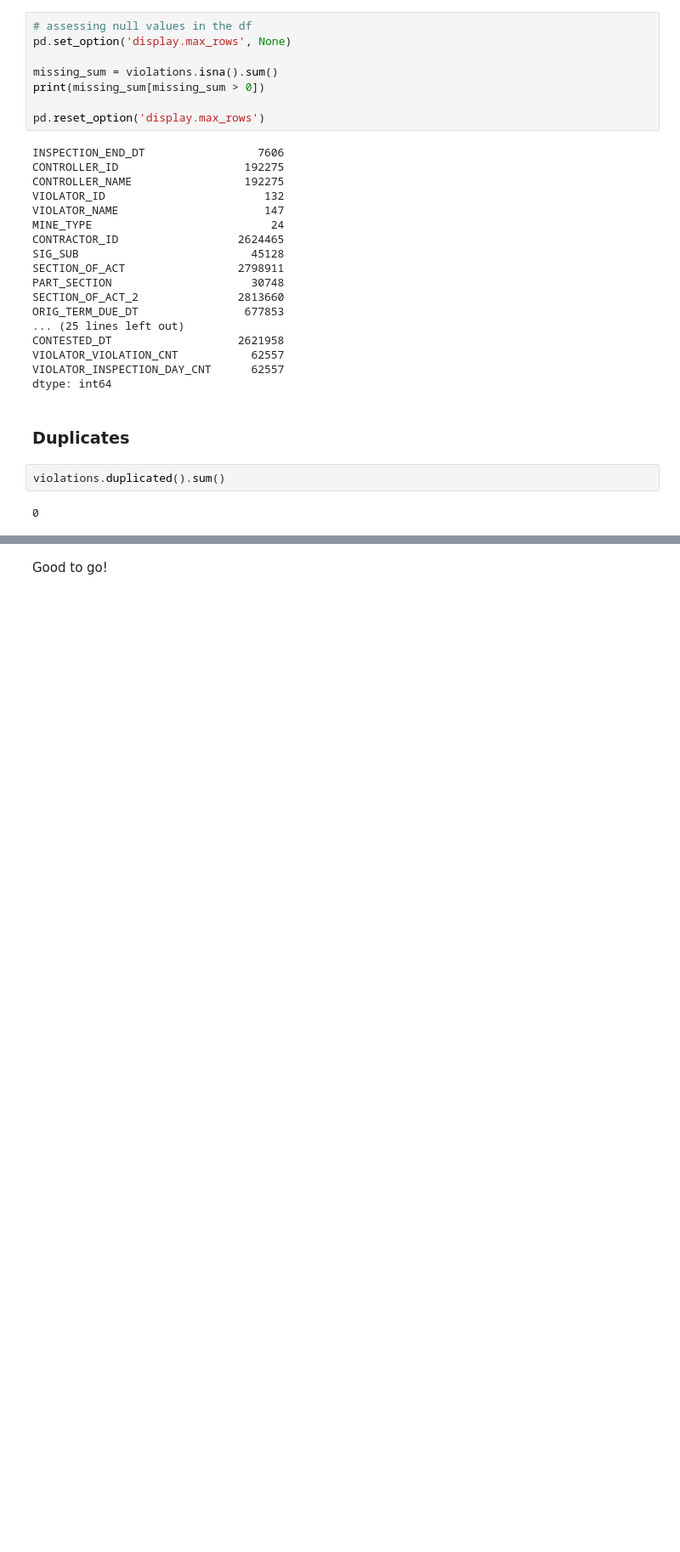
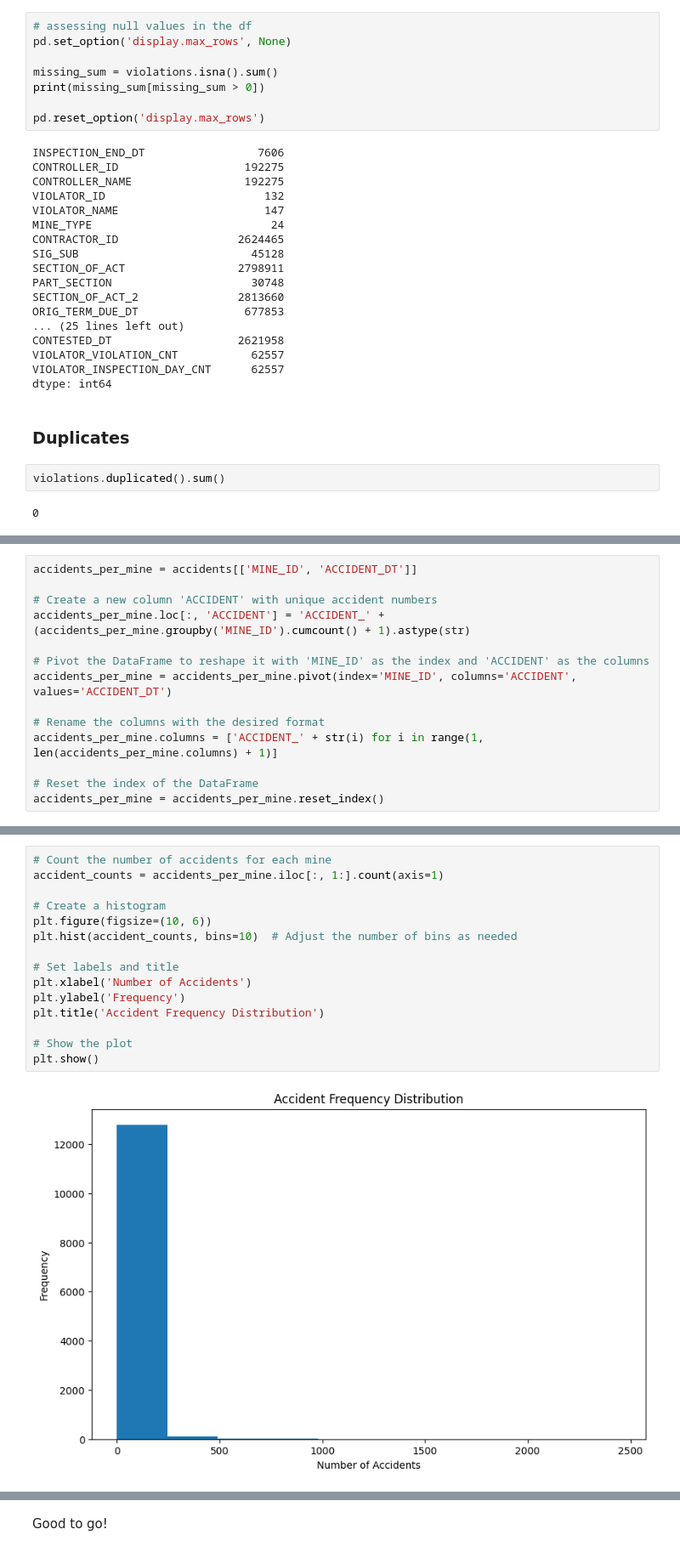
Before and after one commit to hdavis-sandiego/ADS-capstone, a Jupyter notebook: Capstone - Load and EDA.ipynb, the cells around one changed output, grey strips where cells are left out. Shown at 85% size. Cells and saved outputs as stored; diff of their text form; blank space fills up the shorter version.

```diff
--- a/Capstone - Load and EDA.ipynb
+++ b/Capstone - Load and EDA.ipynb
@@ -1532,0 +1830,14 @@ violations.duplicated().sum()
+# %%
+accidents_per_mine = accidents[['MINE_ID', 'ACCIDENT_DT']]
+
+# Create a new column 'ACCIDENT' with unique accident numbers
+accidents_per_mine.loc[:, 'ACCIDENT'] = 'ACCIDENT_' + (accidents_per_mine.groupby('MINE_ID').cumcount() + 1).astype(str)
+
+# Pivot the DataFrame to reshape it with 'MINE_ID' as the index and 'ACCIDENT' as the columns
+accidents_per_mine = accidents_per_mine.pivot(index='MINE_ID', columns='ACCIDENT', values='ACCIDENT_DT')
+
+# Rename the columns with the desired format
+accidents_per_mine.columns = ['ACCIDENT_' + str(i) for i in range(1, len(accidents_per_mine.columns) + 1)]
+
+# Reset the index of the DataFrame
+accidents_per_mine = accidents_per_mine.reset_index()
@@ -1532,0 +1860,17 @@ violations.duplicated().sum()
+# %%
+# Count the number of accidents for each mine
+accident_counts = accidents_per_mine.iloc[:, 1:].count(axis=1)
+
+# Create a histogram
+plt.figure(figsize=(10, 6))
+plt.hist(accident_counts, bins=10)  # Adjust the number of bins as needed
+
+# Set labels and title
+plt.xlabel('Number of Accidents')
+plt.ylabel('Frequency')
+plt.title('Accident Frequency Distribution')
+
+# Show the plot
+plt.show()
+# %% [output]
+[figure, added]
```
Also changed, not shown: parts of 23 cells of this notebook.
